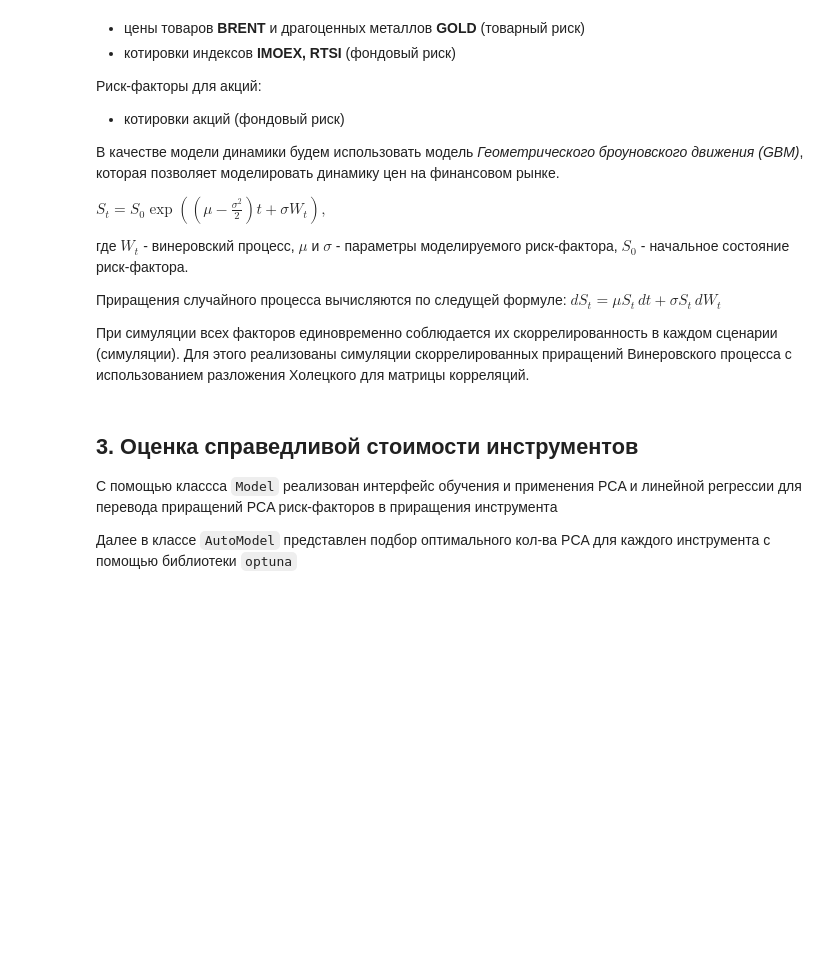
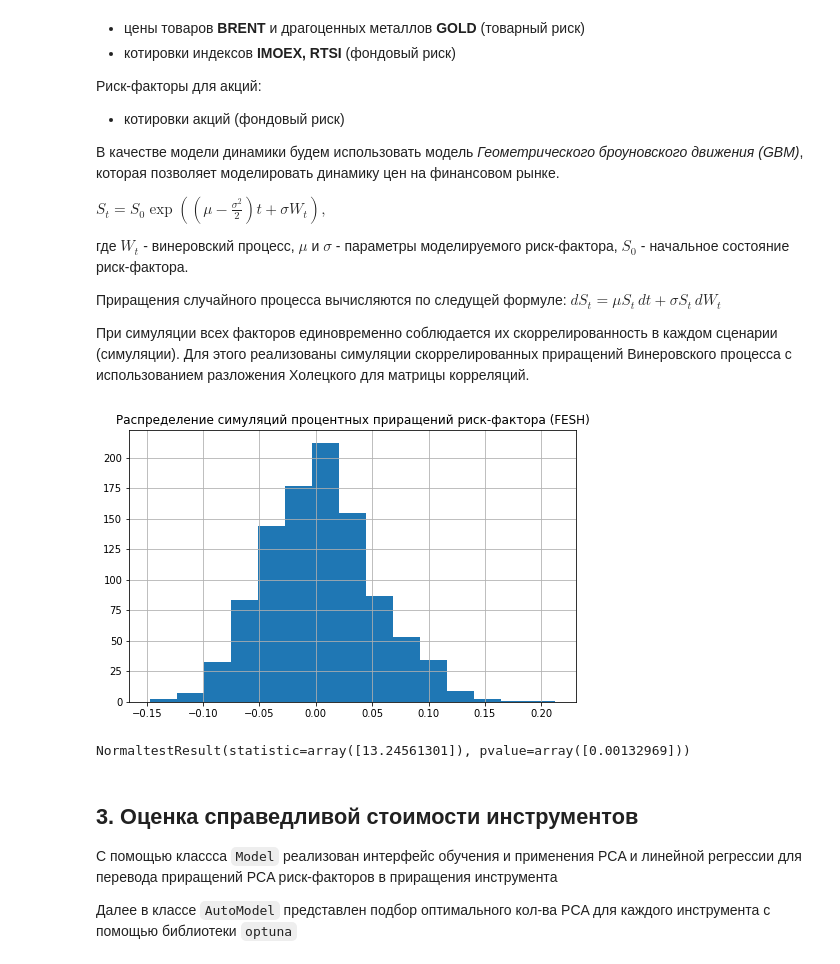
Before and after one commit to goo-goo-goo-joob/hse_market_risk, a Jupyter notebook: 02_market_risk.ipynb, the cells around one changed output. Saved outputs shown, nothing was run; the diff lists cells and outputs as text; code cells hidden in the pictures; blank space fills up the shorter version.

Commit message:
simulations distribution

```diff
--- a/02_market_risk.ipynb
+++ b/02_market_risk.ipynb
@@ -146,6 +146,17 @@ def get_step_simulations(data, t, rounds=1000, random_state=42):
     # здесь вычисляется процентное приращение риск-фактора
     new_vals = np.exp((data.mean(axis=0) - data.std(axis=0) ** 2 / 2) / t + data.std(axis=0) * rnd_vec.T) - 1
     return new_vals
+# %%
+stock_sim = get_step_simulations(all_df[['FESH']].values[200 : 200 + 60], 1)
+plt.figure(figsize=(8, 5))
+plt.hist(stock_sim, bins=15)
+plt.title('Распределение симуляций процентных приращений риск-фактора (FESH)')
+plt.grid()
+plt.show()
+print(ss.normaltest(stock_sim))
+# %% [output]
+[figure, added]
+NormaltestResult(statistic=array([13.24561301]), pvalue=array([0.00132969]))
 # %% [markdown]
 ## 3. Оценка справедливой стоимости инструментов <a class="anchor" id="third-bullet"></a>
 
```
Also changed, not shown: parts of 1 cell of this notebook.
